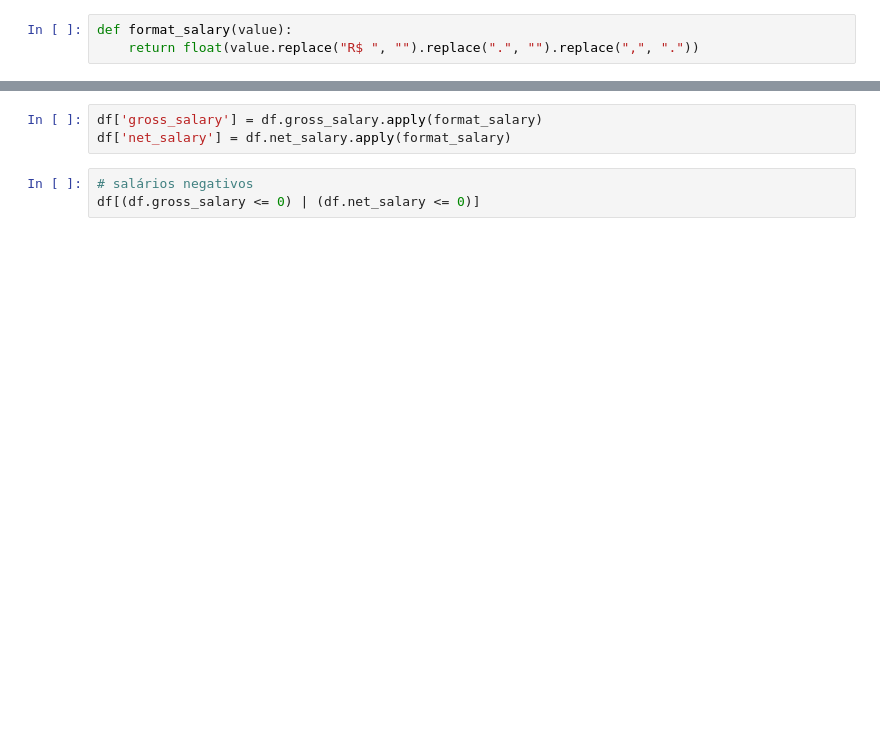
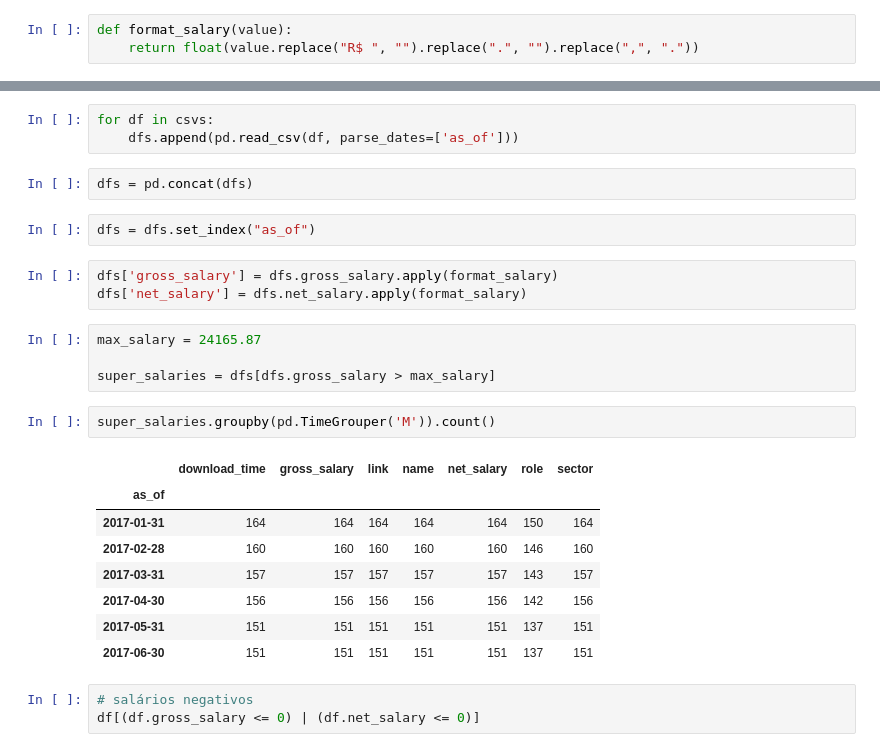
Before and after one commit to novelo-io/atlas, a Jupyter notebook: atlas/notebooks/2017-03-15-super-salaries.ipynb, the cells around one changed output, grey strips where cells are left out. Drawn from its saved outputs; the diff is of its cells as text; blank space fills up the shorter version.

```diff
--- a/atlas/notebooks/2017-03-15-super-salaries.ipynb
+++ b/atlas/notebooks/2017-03-15-super-salaries.ipynb
@@ -11,6 +19,28 @@ df = pd.read_csv("../data/2017-07-08-salary.csv", parse_dates=['as_of'])
+# %%
+for df in csvs:
+    dfs.append(pd.read_csv(df, parse_dates=['as_of']))
+# %%
+dfs = pd.concat(dfs)
+# %%
+dfs = dfs.set_index("as_of")
 # %%
-df['gross_salary'] = df.gross_salary.apply(format_salary)
-df['net_salary'] = df.net_salary.apply(format_salary)
+dfs['gross_salary'] = dfs.gross_salary.apply(format_salary)
+dfs['net_salary'] = dfs.net_salary.apply(format_salary)
+# %%
+max_salary = 24165.87
+
+super_salaries = dfs[dfs.gross_salary > max_salary]
+# %%
+super_salaries.groupby(pd.TimeGrouper('M')).count()
+# %% [output]
+|  | download_time | gross_salary | link | name | net_salary | role | sector |
+| as_of |  |  |  |  |  |  |  |
+| 2017-01-31 | 164 | 164 | 164 | 164 | 164 | 150 | 164 |
+| 2017-02-28 | 160 | 160 | 160 | 160 | 160 | 146 | 160 |
+| 2017-03-31 | 157 | 157 | 157 | 157 | 157 | 143 | 157 |
+| 2017-04-30 | 156 | 156 | 156 | 156 | 156 | 142 | 156 |
+| 2017-05-31 | 151 | 151 | 151 | 151 | 151 | 137 | 151 |
+| 2017-06-30 | 151 | 151 | 151 | 151 | 151 | 137 | 151 |
 # %%
 # salários negativos
 df[(df.gross_salary <= 0) | (df.net_salary <= 0)]
```
Also changed, not shown: parts of 7 cells of this notebook, 7 other files.
